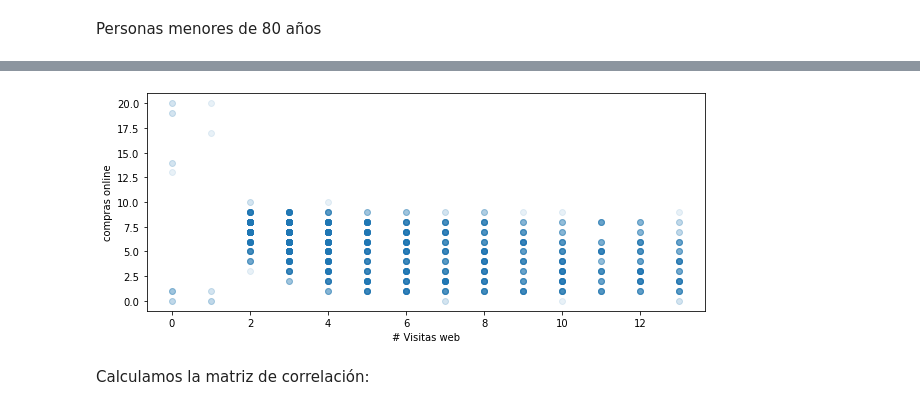
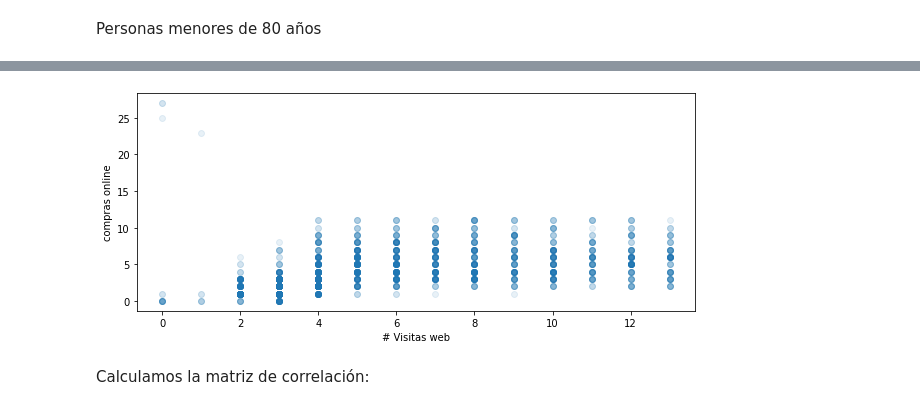
Before and after one commit to JohnyAngo/MasterBigData, a Jupyter notebook: Técnicas Avanzadas de Análisis de Datos/Actividad1/Activity1_Ango.ipynb, the cells around one changed output, grey strips where cells are left out. Cells and saved outputs as stored; diff of their text form; code cells hidden in the pictures.

```diff
--- a/Técnicas Avanzadas de Análisis de Datos/Actividad1/Activity1_Ango.ipynb
+++ b/Técnicas Avanzadas de Análisis de Datos/Actividad1/Activity1_Ango.ipynb
@@ -127,8 +162,8 @@ list(marketing_data.columns)
 # %%
 
-marketing_data = marketing_data[['NumWebPurchases','Year_Birth', 'Education', 'Marital_Status', 'Income', 'Kidhome', 'Teenhome', 'Dt_Customer', 'Recency', 'MntWines', 'MntFruits',
- 'MntMeatProducts', 'MntFishProducts', 'MntSweetProducts', 'MntGoldProds', 'NumDealsPurchases', 'NumCatalogPurchases', 'NumStorePurchases', 'NumWebVisitsMonth', 'AcceptedCmp3',
- 'AcceptedCmp4', 'AcceptedCmp5', 'AcceptedCmp1', 'AcceptedCmp2', 'Response', 'Complain', 'Country']]
+marketing_data = marketing_data[['NumWebPurchases','Year_Birth', 'Education', 'Marital_Status', 'Kidhome', 'Teenhome', 'Dt_Customer', 'Recency', 'MntWines', 'NumStorePurchases' ,'MntFruits',
+ 'MntMeatProducts', 'MntFishProducts', 'MntSweetProducts', 'MntGoldProds', 'NumDealsPurchases', 'NumCatalogPurchases', 'NumWebVisitsMonth', 'AcceptedCmp3',
+ 'AcceptedCmp4', 'AcceptedCmp5', 'AcceptedCmp1', 'AcceptedCmp2', 'Response', 'Complain', 'Country', 'Income']]
 
-marketing_data.head(5)
+marketing_data
 # %% [output]
@@ -219,11 +269,11 @@ marketing_data.head(5)
 # %%
 plt.figure(figsize = (10,4))
-plt.scatter(marketing_data.NumStorePurchases, marketing_data.NumWebVisitsMonth, alpha=0.1)
+plt.scatter(marketing_data.NumStorePurchases, marketing_data.NumWebPurchases, alpha=0.1)
 plt.xlabel('# Visitas web')
 plt.ylabel('compras online')
 plt.show()
 # %% [output]
-[figure, old version]
+[figure, new version]
 # %% [markdown]
 Calculamos la matriz de correlación:
 # %%
```
Also changed, not shown: parts of 41 cells of this notebook.
